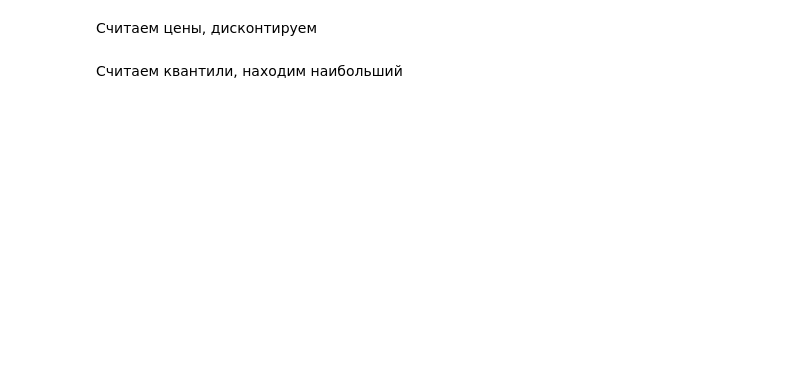
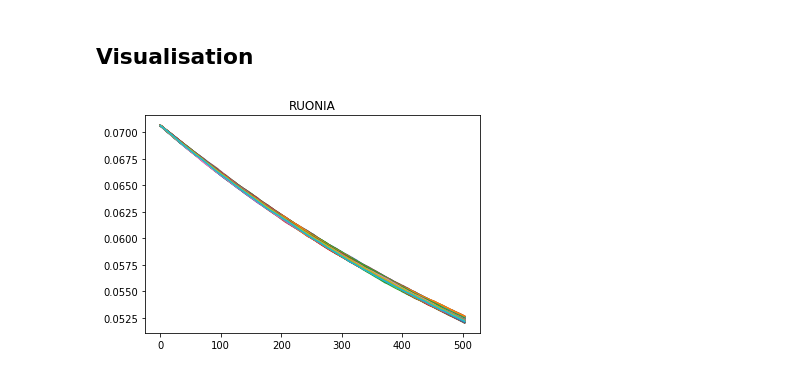
Before and after one commit to RomanovIV/hse_home_projects, a Jupyter notebook: swap_fwd_opt.ipynb, the cells around one changed output. Cells and saved outputs as stored; diff of their text form; code cells hidden in the pictures; blank space fills up the shorter version.

```diff
--- a/swap_fwd_opt.ipynb
+++ b/swap_fwd_opt.ipynb
@@ -8,4 +8,6 @@ from scipy import stats
 # %%
+url = "https://raw.githubusercontent.com/RomanovIV/hse_home_projects/master/"
+
 def read_data(file, col_name):
     df = pd.read_csv(file)
     df.columns = ["date", col_name]
@@ -13,9 +15,9 @@ def read_data(file, col_name):
     df.sort_values(by="date", inplace=True)
     return df
 
-df = read_data("data/ruonia.csv", "r_hm")
-df = df.merge(read_data("data/LIBOR USD.csv", "r_fr"), on="date", how="outer")
-df = df.merge(read_data("data/usd_exch_rate.csv", "fx"), on="date", how="outer")
+df = read_data(url+"data/ruonia.csv", "r_hm")
+df = df.merge(read_data(url+"data/LIBOR%20USD.csv", "r_fr"), on="date", how="outer")
+df = df.merge(read_data(url+"data/usd_exch_rate.csv", "fx"), on="date", how="outer")
 df.dropna(inplace=True)
 df["fx"] = 1/df["fx"]
 df["r_hm"] = df["r_hm"]/100
@@ -159,2 +97,0 @@ def discount(St, r, t):
-# %% [markdown]
-Считаем цены, дисконтируем
@@ -178,2 +98,7 @@ for step in range(steps):
-# %% [markdown]
-Считаем квантили, находим наибольший
+# %% [markdown]
+## Visualisation
+# %%
+pd.DataFrame(r_hm_sim.T[:,:100]).plot(legend=False)
+plt.title('RUONIA');
+# %% [output]
+[figure, added]
```
Also changed, not shown: parts of 49 cells of this notebook.
